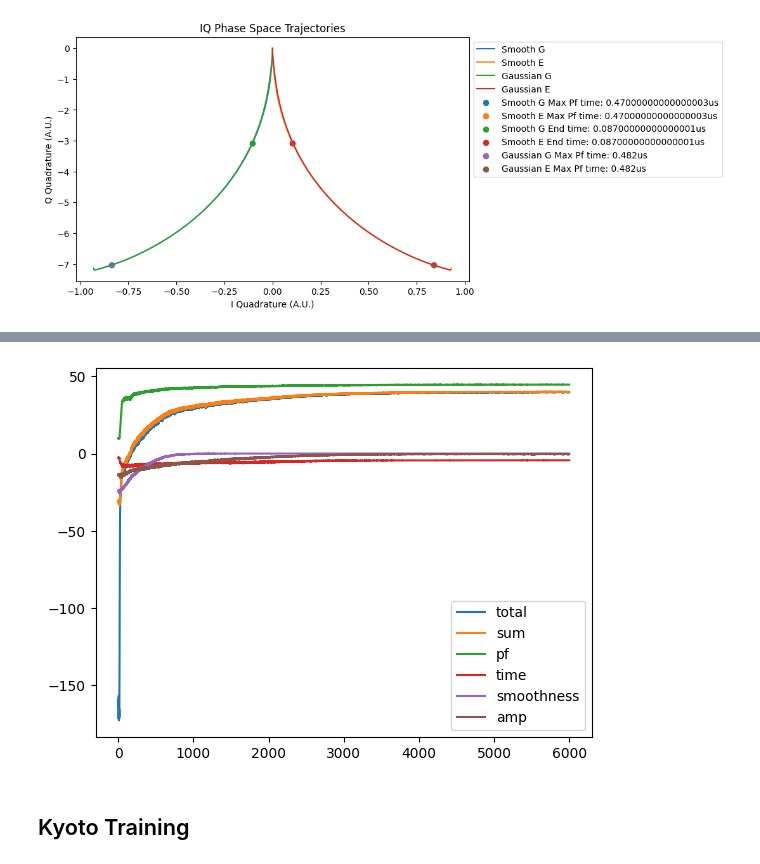
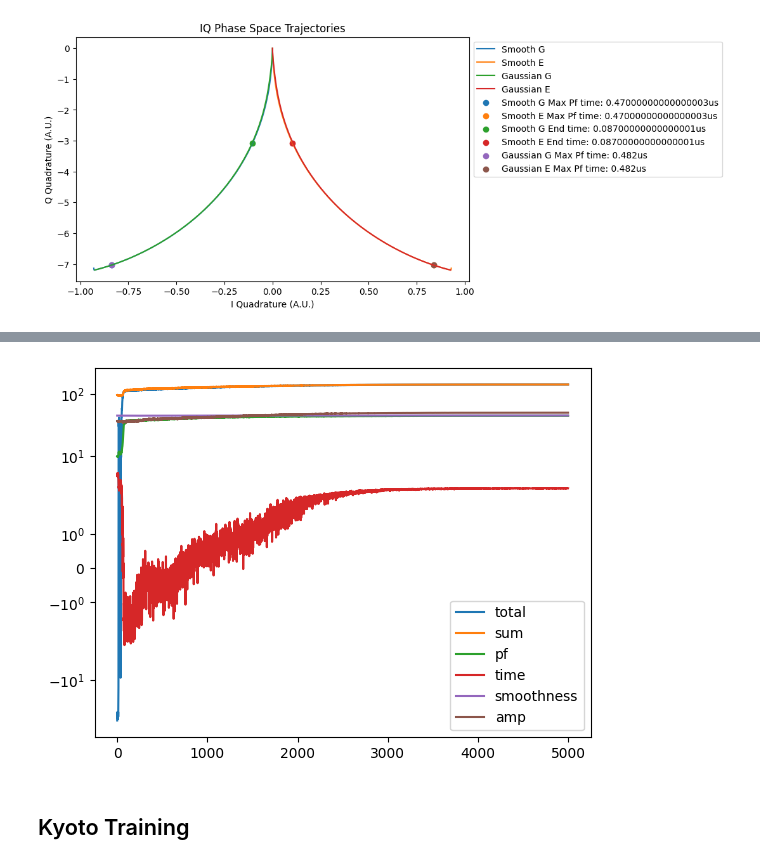
Before and after one commit to AnikenC/ReadoutWithRL, a Jupyter notebook: readoutWithRL/MLControl/fig2_learning.ipynb, the cells around one changed output, grey strips where cells are left out. Drawn from its saved outputs; the diff is of its cells as text; code cells hidden in the pictures.

```diff
--- a/readoutWithRL/MLControl/fig2_learning.ipynb
+++ b/readoutWithRL/MLControl/fig2_learning.ipynb
@@ -45,9 +45,9 @@ gamma_I = 1/362.9
 photon_gamma = 1/4000
 init_fid = 1.
 
-time_coeff = 10.0
+time_coeff = 1.0
 snr_coeff = 20.0
-smoothness_coeff = 10.0
+smoothness_coeff = 0.1
 smoothness_baseline_scale = 1.0
 gauss_kernel_len = 15
 gauss_kernel_std = 2.0
@@ -215,21 +217,22 @@ amp_reward = env.amp_reward(amps)
 # %%
 mean_pf_reward = jnp.mean(pf_reward, axis=-1)
 mean_time_reward = jnp.mean(time_reward, axis=-1)
 mean_smoothness_reward = jnp.mean(smoothness_reward, axis=-1)
 mean_amp_reward = jnp.mean(amp_reward, axis=-1)
 mean_sum_reward = mean_pf_reward + mean_time_reward + mean_smoothness_reward + mean_amp_reward
 mean_reward = jnp.mean(rewards, axis=-1)
 
 plt.plot(mean_reward, label='total')
 plt.plot(mean_sum_reward, label='sum')
 plt.plot(mean_pf_reward, label='pf')
 plt.plot(mean_time_reward, label='time')
 plt.plot(mean_smoothness_reward, label='smoothness')
 plt.plot(mean_amp_reward, label='amp')
 plt.legend()
+plt.yscale('symlog')
 plt.show()
 # %% [output]
-[figure, old version]
+[figure, new version]
 # %% [markdown]
 ## Kyoto Training
 # %%
```
Also changed, not shown: parts of 5 cells of this notebook, 3 other files.
